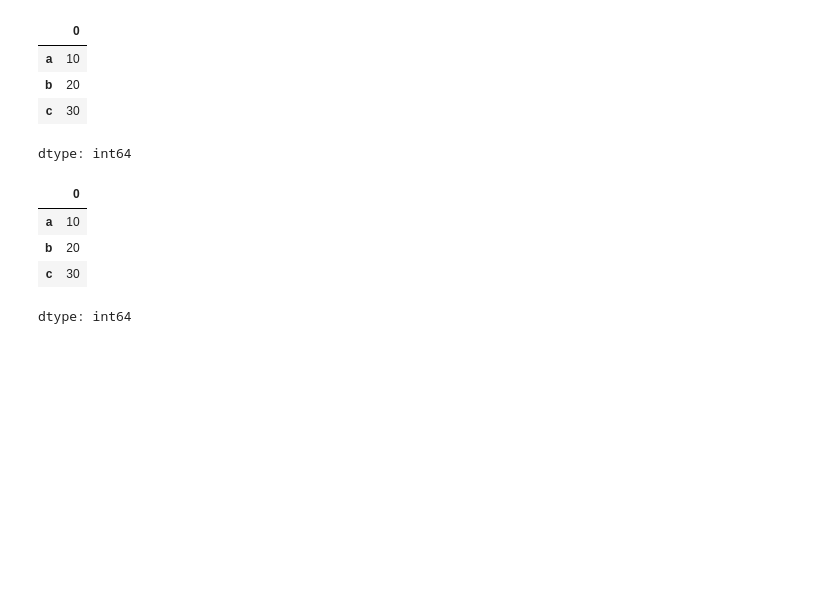
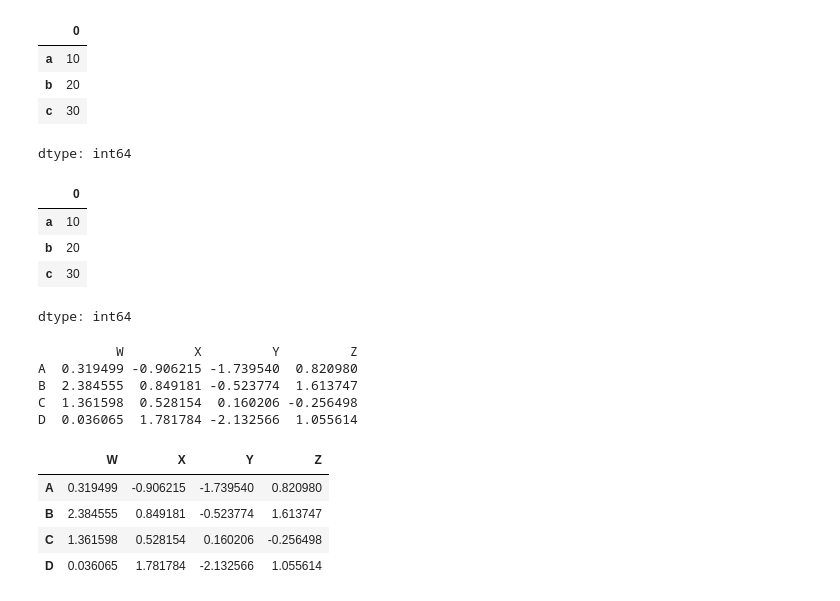
Before and after one commit to shubham25091998/machine_learning, a Jupyter notebook: PandasBasic.ipynb, the cells around one changed output. Saved outputs shown, nothing was run; the diff lists cells and outputs as text; code cells hidden in the pictures; blank space fills up the shorter version.

```diff
--- a/PandasBasic.ipynb
+++ b/PandasBasic.ipynb
@@ -46,3 +46,24 @@ pd.Series(d)
 | b | 20 |
 | c | 30 |
 dtype: int64
+# %%
+# Dataframe
+
+row_name = ['A','B','C','D']
+col_name = ['W','X','Y','Z']
+
+mydata = pd.DataFrame(np.random.randn(4,4),row_name,col_name)
+# %% [output]
+          W         X         Y         Z
+A  0.319499 -0.906215 -1.739540  0.820980
+B  2.384555  0.849181 -0.523774  1.613747
+C  1.361598  0.528154  0.160206 -0.256498
+D  0.036065  1.781784 -2.132566  1.055614
+# %%
+mydata
+# %% [output]
+|  | W | X | Y | Z |
+| A | 0.319499 | -0.906215 | -1.739540 | 0.820980 |
+| B | 2.384555 | 0.849181 | -0.523774 | 1.613747 |
+| C | 1.361598 | 0.528154 | 0.160206 | -0.256498 |
+| D | 0.036065 | 1.781784 | -2.132566 | 1.055614 |
```
Also changed, not shown: parts of 4 cells of this notebook.
